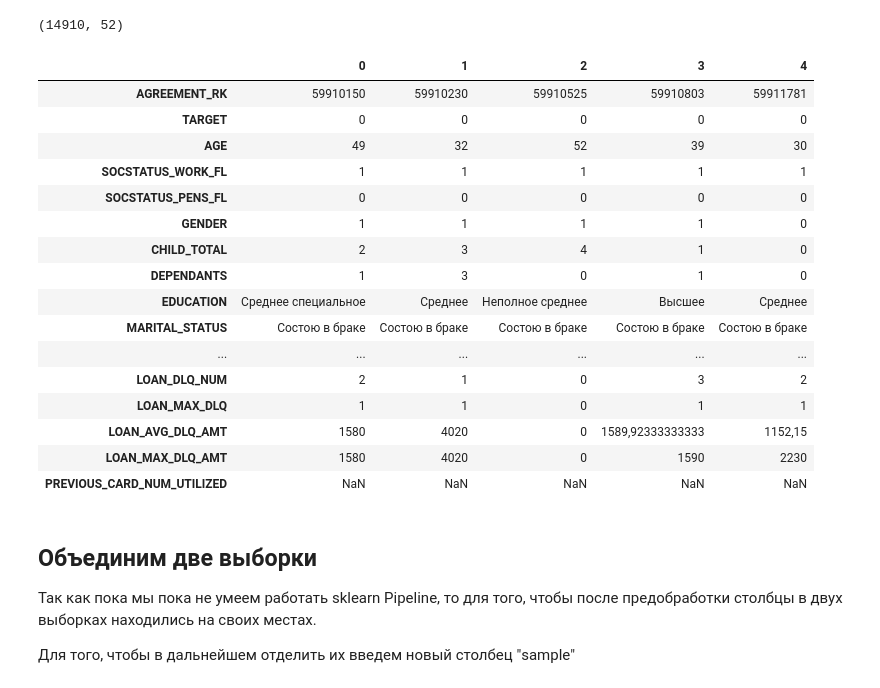
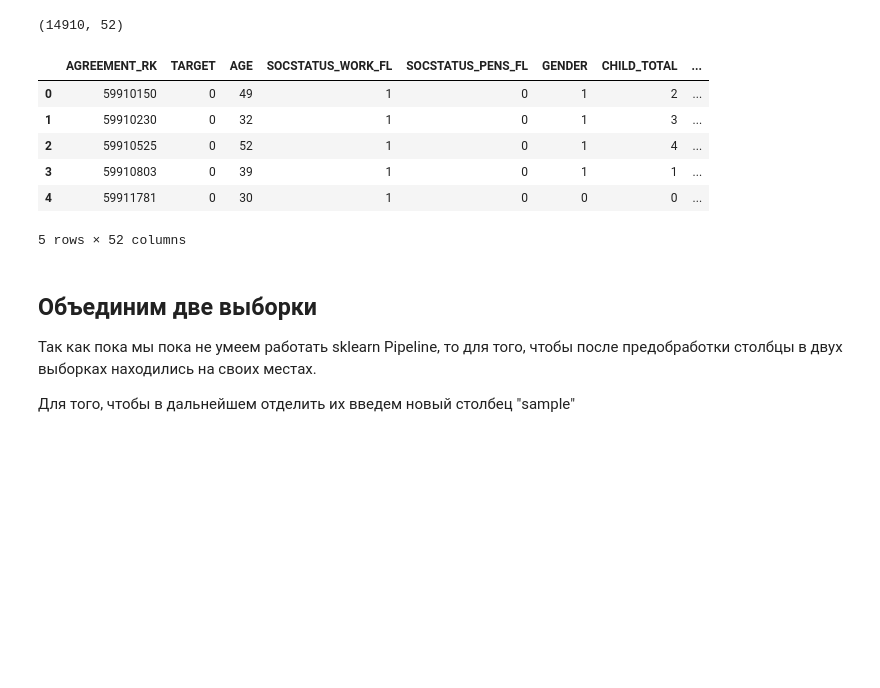
Before and after one commit to dergudzon/sfml, a Jupyter notebook: ml-intro-hw/ml-intro-hw.ipynb, the cells around one changed output. Cells and saved outputs as stored; diff of their text form; code cells hidden in the pictures; blank space fills up the shorter version.

```diff
--- a/ml-intro-hw/ml-intro-hw.ipynb
+++ b/ml-intro-hw/ml-intro-hw.ipynb
@@ -54,25 +54,15 @@ df_test.shape
 # %% [output]
 (14910, 52)
 # %%
-df_train.head().T
+df_train.head()
 # %% [output]
-|  | 0 | 1 | 2 | 3 | 4 |
-| AGREEMENT_RK | 59910150 | 59910230 | 59910525 | 59910803 | 59911781 |
-| TARGET | 0 | 0 | 0 | 0 | 0 |
-| AGE | 49 | 32 | 52 | 39 | 30 |
-| SOCSTATUS_WORK_FL | 1 | 1 | 1 | 1 | 1 |
-| SOCSTATUS_PENS_FL | 0 | 0 | 0 | 0 | 0 |
-| GENDER | 1 | 1 | 1 | 1 | 0 |
-| CHILD_TOTAL | 2 | 3 | 4 | 1 | 0 |
-| DEPENDANTS | 1 | 3 | 0 | 1 | 0 |
-| EDUCATION | Среднее специальное | Среднее | Неполное среднее | Высшее | Среднее |
-| MARITAL_STATUS | Состою в браке | Состою в браке | Состою в браке | Состою в браке | Состою в браке |
-| ... | ... | ... | ... | ... | ... |
-| LOAN_DLQ_NUM | 2 | 1 | 0 | 3 | 2 |
-| LOAN_MAX_DLQ | 1 | 1 | 0 | 1 | 1 |
-| LOAN_AVG_DLQ_AMT | 1580 | 4020 | 0 | 1589,92333333333 | 1152,15 |
-| LOAN_MAX_DLQ_AMT | 1580 | 4020 | 0 | 1590 | 2230 |
-| PREVIOUS_CARD_NUM_UTILIZED | NaN | NaN | NaN | NaN | NaN |
+|  | AGREEMENT_RK | TARGET | AGE | SOCSTATUS_WORK_FL | SOCSTATUS_PENS_FL | GENDER | CHILD_TOTAL | ... |
+| 0 | 59910150 | 0 | 49 | 1 | 0 | 1 | 2 | ... |
+| 1 | 59910230 | 0 | 32 | 1 | 0 | 1 | 3 | ... |
+| 2 | 59910525 | 0 | 52 | 1 | 0 | 1 | 4 | ... |
+| 3 | 59910803 | 0 | 39 | 1 | 0 | 1 | 1 | ... |
+| 4 | 59911781 | 0 | 30 | 1 | 0 | 0 | 0 | ... |
+5 rows × 52 columns
 # %% [markdown]
 ## Объединим две выборки
 
```
Also changed, not shown: parts of 11 cells of this notebook.
